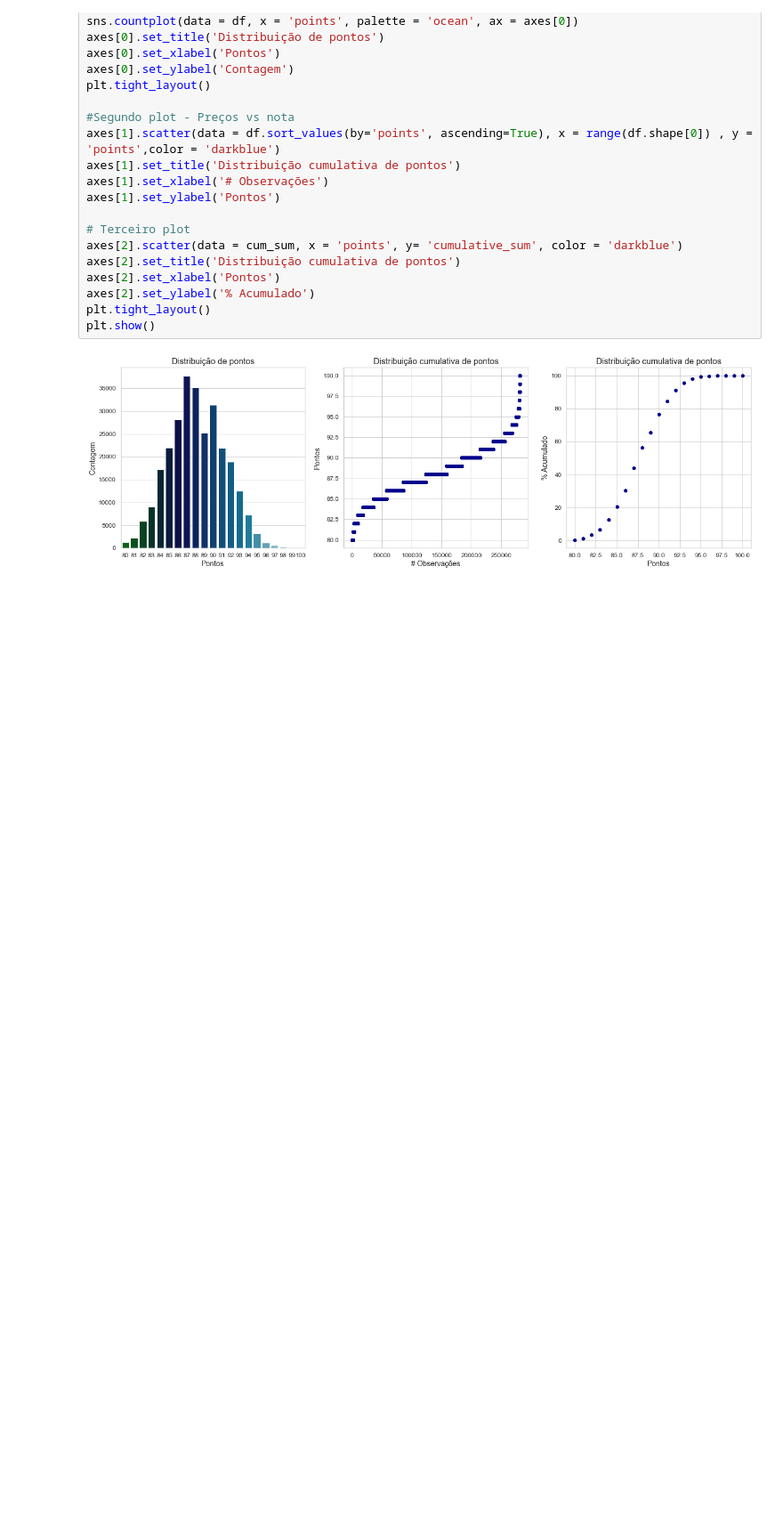
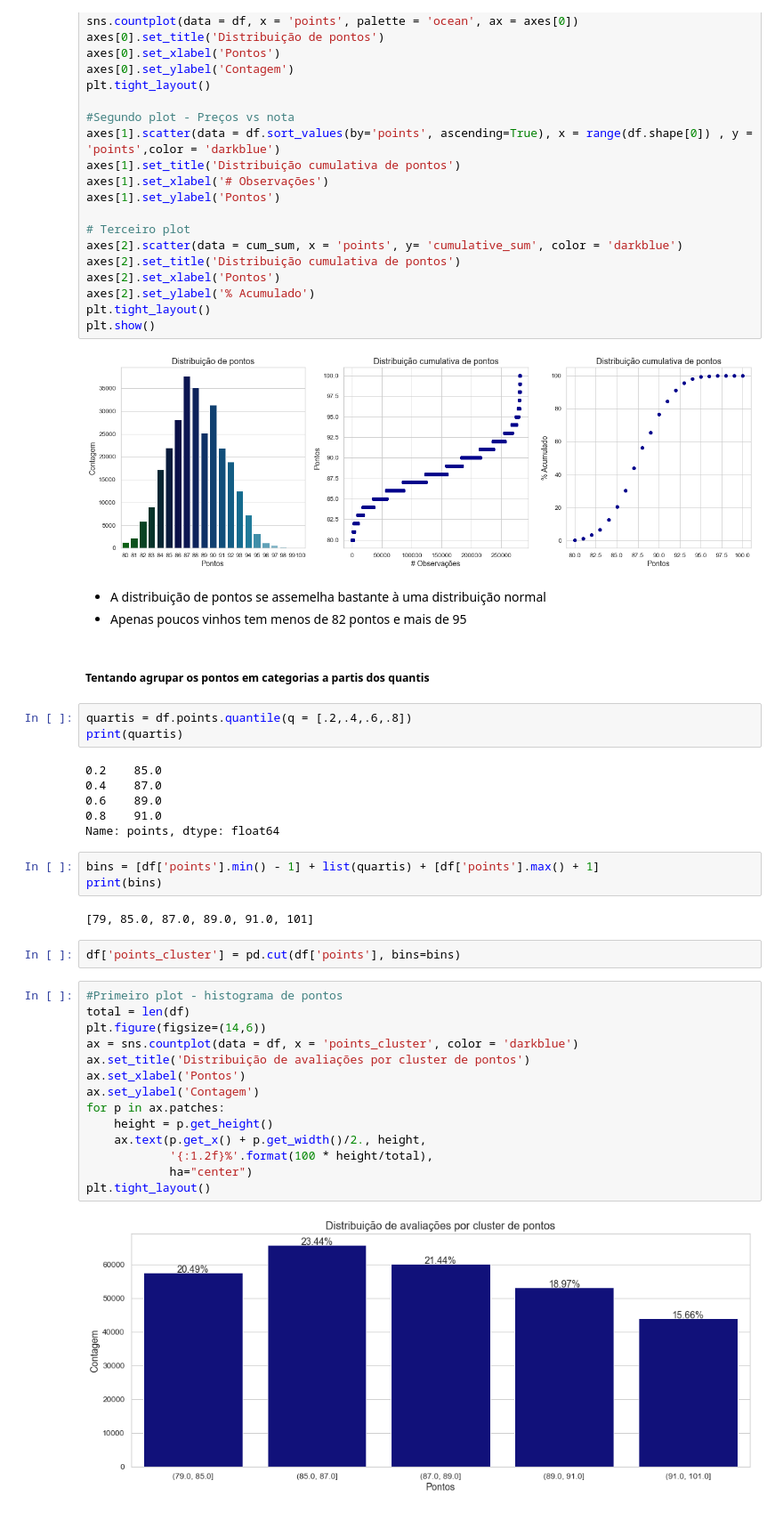
Before and after one commit to jvlopesdp/wine_recommendation, a Jupyter notebook: notebooks/2023 09 05 _Data exploratory.ipynb, the cells around one changed output. Shown at 89% size. Drawn from its saved outputs; the diff is of its cells as text; blank space fills up the shorter version.

```diff
--- a/notebooks/2023 09 05 _Data exploratory.ipynb
+++ b/notebooks/2023 09 05 _Data exploratory.ipynb
@@ -260,3 +260,40 @@ plt.tight_layout()
 plt.show()
 # %% [output]
 [figure]
+# %% [markdown]
+* A distribuição de pontos se assemelha bastante à uma distribuição normal
+* Apenas poucos vinhos tem menos de 82 pontos e mais de 95
+# %% [markdown]
+##### Tentando agrupar os pontos em categorias a partis dos quantis
+# %%
+quartis = df.points.quantile(q = [.2,.4,.6,.8])
+print(quartis)
+# %% [output]
+0.2    85.0
+0.4    87.0
+0.6    89.0
+0.8    91.0
+Name: points, dtype: float64
+# %%
+bins = [df['points'].min() - 1] + list(quartis) + [df['points'].max() + 1]
+print(bins)
+# %% [output]
+[79, 85.0, 87.0, 89.0, 91.0, 101]
+# %%
+df['points_cluster'] = pd.cut(df['points'], bins=bins)
+# %%
+#Primeiro plot - histograma de pontos
+total = len(df)
+plt.figure(figsize=(14,6))
+ax = sns.countplot(data = df, x = 'points_cluster', color = 'darkblue')
+ax.set_title('Distribuição de avaliações por cluster de pontos')
+ax.set_xlabel('Pontos')
+ax.set_ylabel('Contagem')
+for p in ax.patches:
+    height = p.get_height()
+    ax.text(p.get_x() + p.get_width()/2., height,
+            '{:1.2f}%'.format(100 * height/total),
+            ha="center")
+plt.tight_layout()
+# %% [output]
+[figure, added]
```
Also changed, not shown: parts of 50 cells of this notebook, 1 other file.
